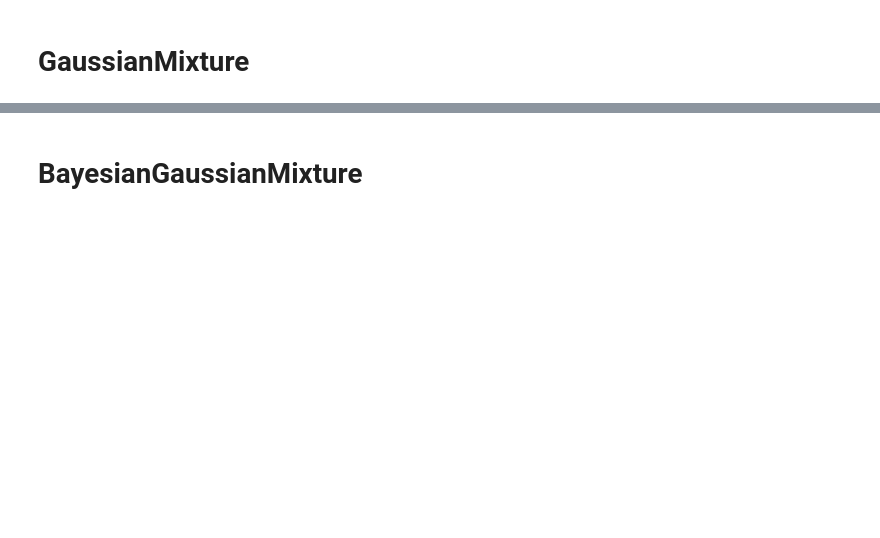
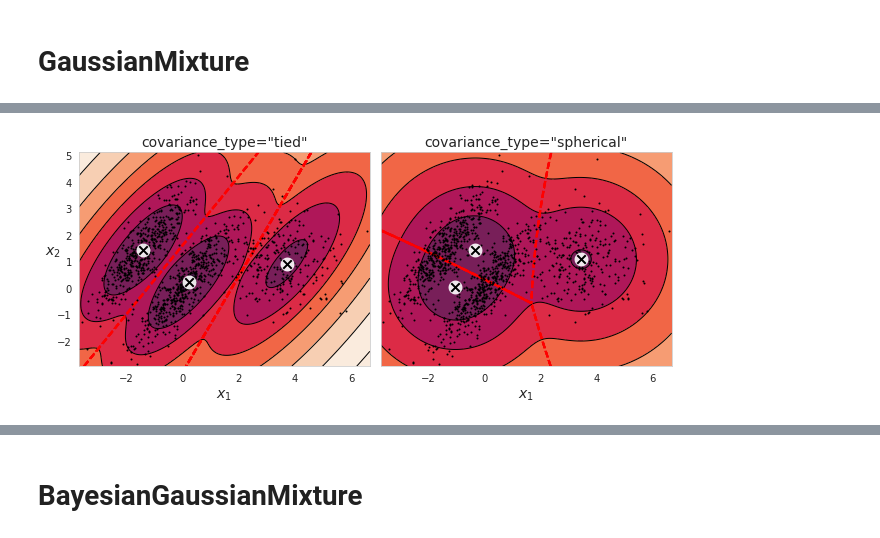
Before and after one commit to youkari117/machine_learning_fundamentals, a Jupyter notebook: 02_unsupervised_learning/01_Gaussian_mixture_models.ipynb, the cells around one changed output, grey strips where cells are left out. Saved outputs shown, nothing was run; the diff lists cells and outputs as text; code cells hidden in the pictures; blank space fills up the shorter version.

```diff
--- a/02_unsupervised_learning/01_Gaussian_mixture_models.ipynb
+++ b/02_unsupervised_learning/01_Gaussian_mixture_models.ipynb
@@ -95,0 +175,17 @@ def plot_decision_boundaries(clusterer, X, resolution=1000, show_centroids=True,
+# %%
+# 確かに、score_samplesをexponentialの指数にとって、全データについて積分すると1となる
+# 以下の操作は-10~10までを1/100ごとに分割し、2次元のデータポイントを全て表現するテクニック
+resolution = 100
+grid = np.arange(-10, 10, 1 / resolution)
+xx, yy = np.meshgrid(grid, grid)
+print(xx.shape, yy.shape)
+print(xx)
+print(yy)
+X_full = np.vstack([xx.ravel(), yy.ravel()]).T
+print(X_full.shape)
+print(X_full)
+
+# なぜ正規化するのに（合計を1にするのに）、(1 / resolution) ** 2をかければいいとわかっているのかがわからない
+pdf = np.exp(gm.score_samples(X_full))
+pdf_probas = pdf * (1 / resolution) ** 2
+print(pdf_probas.sum())
@@ -95,0 +261,17 @@ def plot_decision_boundaries(clusterer, X, resolution=1000, show_centroids=True,
+# %%
+def compare_gaussian_mixtures(gm1, gm2, X):
+    plt.figure(figsize=(9, 4))
+
+    plt.subplot(121)
+    plot_gaussian_mixture(gm1, X)
+    plt.title('covariance_type="{}"'.format(gm1.covariance_type), fontsize=14)
+
+    plt.subplot(122)
+    plot_gaussian_mixture(gm2, X, show_ylabels=False)
+    plt.title('covariance_type="{}"'.format(gm2.covariance_type), fontsize=14)
+# %%
+compare_gaussian_mixtures(gm_tied, gm_spherical, X)
+plt.tight_layout()
+plt.show()
+# %% [output]
+[figure, added]
```
Also changed, not shown: parts of 28 cells of this notebook, 1 other file.
